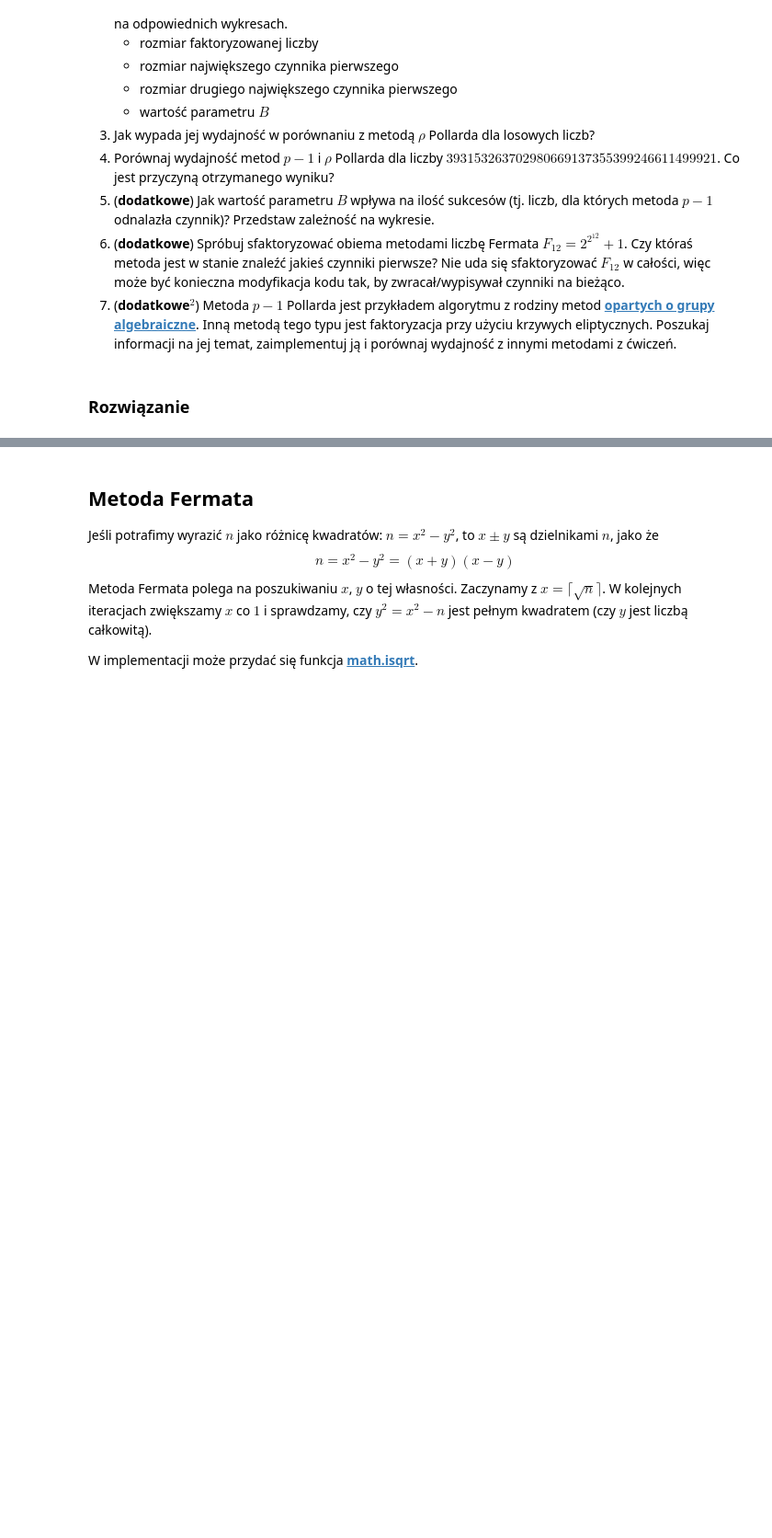
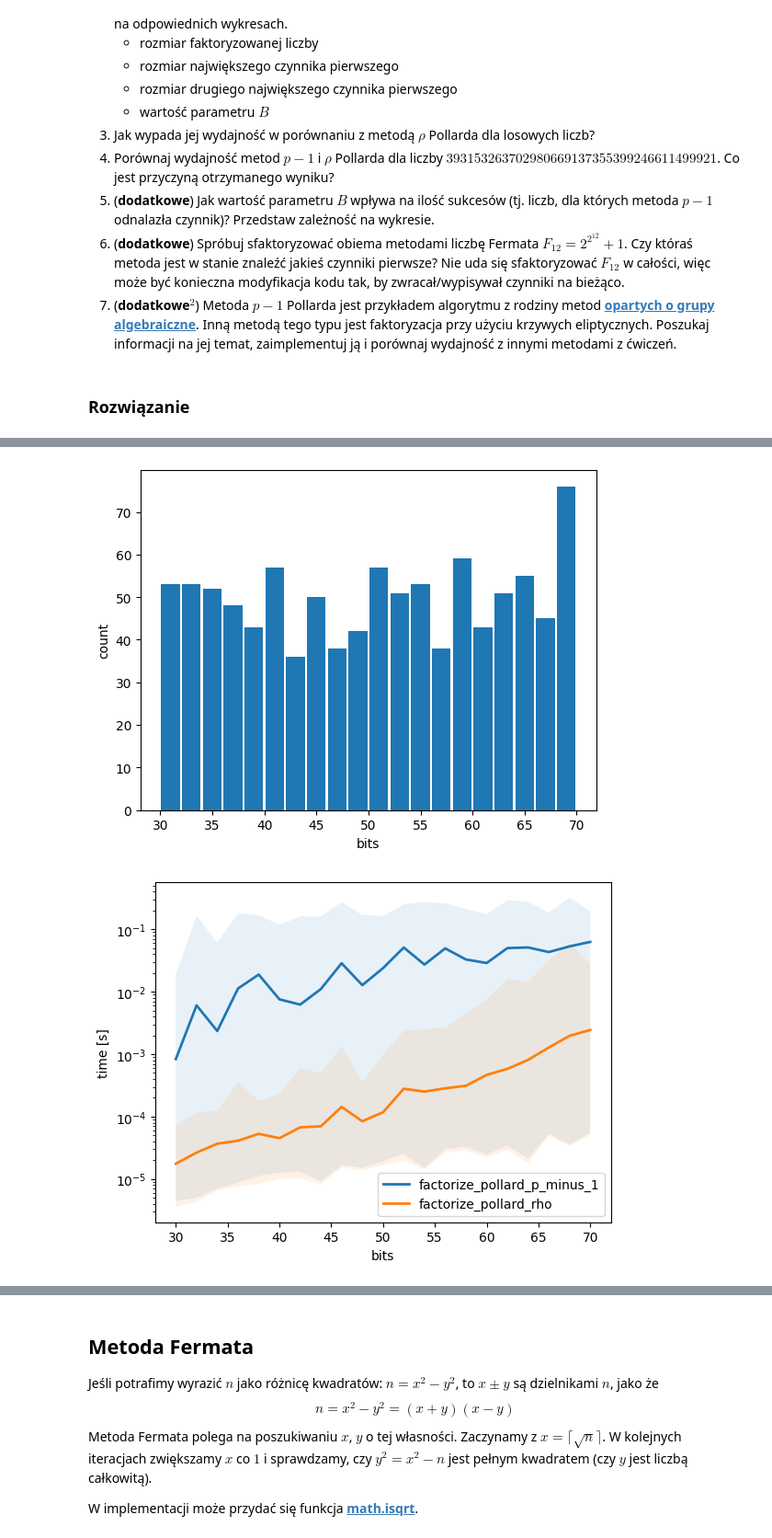
Before and after one commit to rmesek/bi-agh-2026, a Jupyter notebook: lab-factorization.ipynb, the cells around one changed output, grey strips where cells are left out. Shown at 92% size. Drawn from its saved outputs; the diff is of its cells as text; code cells hidden in the pictures; blank space fills up the shorter version.

Commit message:
complete Task 4 in lab-factorization

```diff
--- a/lab-factorization.ipynb
+++ b/lab-factorization.ipynb
@@ -929,0 +988,9 @@ Odnośnie wydajności - te same sugestie co do metody $\rho$ Pollarda.
+# %%
+n_limit = 100_000
+
+for n in range(1, n_limit + 1):
+    factors = factorize_pollard_p_minus_1(
+        n, B=1000, max_retries=1000, small_primes_upto=1
+    )
+    assert check_factorization(n, factors), f"Wrong factorization for {n=}"
+print(f"Factorization correct up to n={n_limit}")
@@ -929,0 +1031,42 @@ Odnośnie wydajności - te same sugestie co do metody $\rho$ Pollarda.
+# %%
+key = lambda r: r["n"].bit_length()
+
+values = [key(r) for r in results]
+counts, bins = np.histogram(values, bins=20)
+plt.hist(bins[:-1], bins, weights=counts, rwidth=0.9)
+plt.xlabel("bits")
+plt.ylabel("count")
+plt.show()
+
+data_bins = group_by(results, key, bins)
+
+nonempty = [data for data in data_bins if data]
+mask = np.array([len(data) > 0 for data in data_bins])
+bins = bins[mask]
+
+def over_time_p1(f):
+    return np.array([f([r["time_p1"] for r in data]) for data in nonempty])
+
+def over_time_rho(f):
+    return np.array([f([r["time_rho"] for r in data]) for data in nonempty])
+
+times_p1 = over_time_p1(np.mean)
+times_min_p1 = over_time_p1(np.min)
+times_max_p1 = over_time_p1(np.max)
+
+times_rho = over_time_rho(np.mean)
+times_min_rho = over_time_rho(np.min)
+times_max_rho = over_time_rho(np.max)
+
+fig, ax = plt.subplots()
+ax.semilogy(bins, times_p1, linewidth=2, label="factorize_pollard_p_minus_1")
+ax.fill_between(bins, times_min_p1, times_max_p1, alpha=0.1)
+ax.semilogy(bins, times_rho, linewidth=2, label="factorize_pollard_rho")
+ax.fill_between(bins, times_min_rho, times_max_rho, alpha=0.1)
+ax.set_xlabel("bits")
+ax.set_ylabel("time [s]")
+ax.legend()
+plt.show()
+# %% [output]
+[figure, added]
+[figure, added]
```
Also changed, not shown: parts of 8 cells of this notebook.
